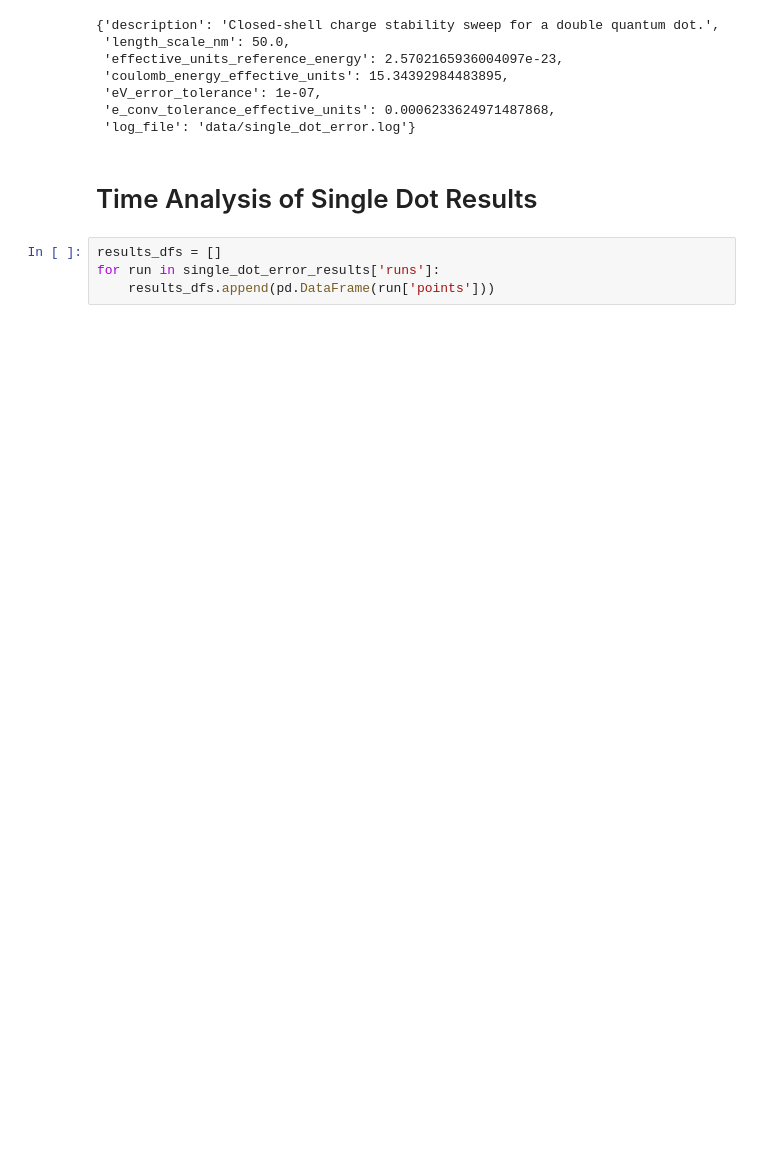
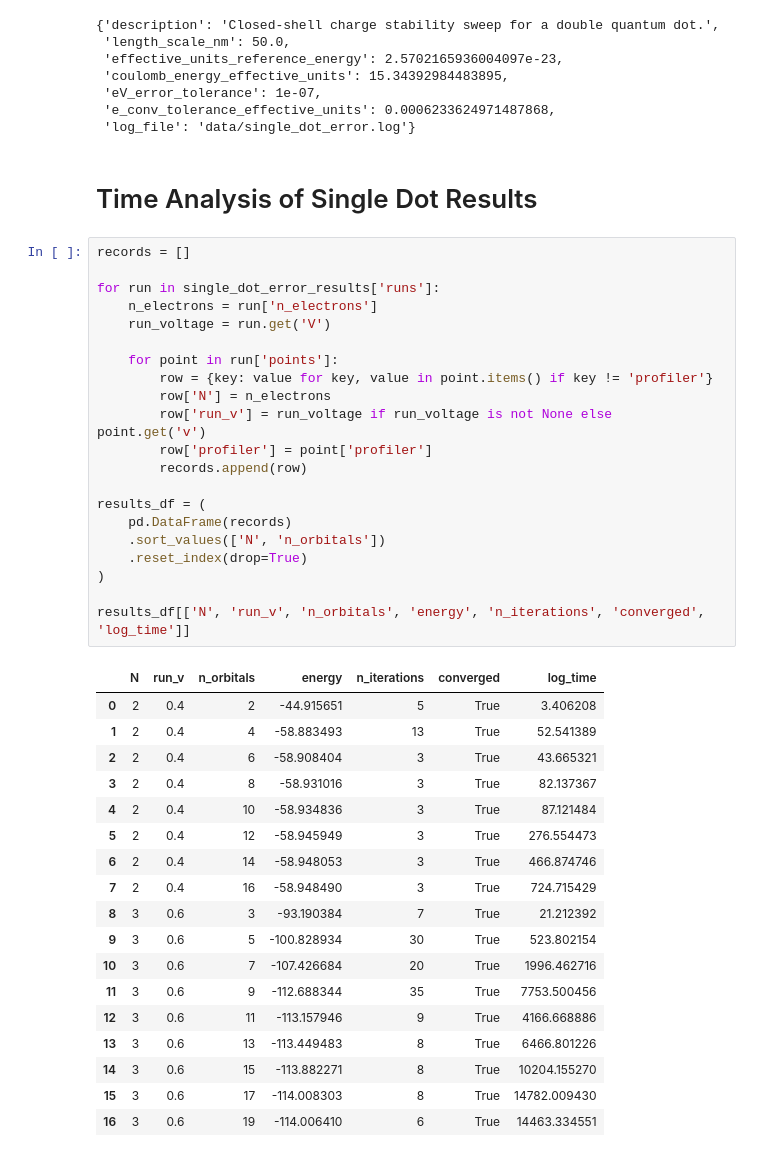
Before and after one commit to LeanderReascos/QDots, a Jupyter notebook: charge_stability/single_dot_results.ipynb, the cells around one changed output. Drawn from its saved outputs; the diff is of its cells as text; blank space fills up the shorter version.

```diff
--- a/charge_stability/single_dot_results.ipynb
+++ b/charge_stability/single_dot_results.ipynb
@@ -62,6 +72,42 @@ single_dot_error_results['metadata']
 # %% [markdown]
 # Time Analysis of Single Dot Results
 # %%
-results_dfs = []
+records = []
+
 for run in single_dot_error_results['runs']:
-    results_dfs.append(pd.DataFrame(run['points']))
+    n_electrons = run['n_electrons']
+    run_voltage = run.get('V')
+
+    for point in run['points']:
+        row = {key: value for key, value in point.items() if key != 'profiler'}
+        row['N'] = n_electrons
+        row['run_v'] = run_voltage if run_voltage is not None else point.get('v')
+        row['profiler'] = point['profiler']
+        records.append(row)
+
+results_df = (
+    pd.DataFrame(records)
+    .sort_values(['N', 'n_orbitals'])
+    .reset_index(drop=True)
+)
+
+results_df[['N', 'run_v', 'n_orbitals', 'energy', 'n_iterations', 'converged', 'log_time']]
+# %% [output]
+|  | N | run_v | n_orbitals | energy | n_iterations | converged | log_time |
+| 0 | 2 | 0.4 | 2 | -44.915651 | 5 | True | 3.406208 |
+| 1 | 2 | 0.4 | 4 | -58.883493 | 13 | True | 52.541389 |
+| 2 | 2 | 0.4 | 6 | -58.908404 | 3 | True | 43.665321 |
+| 3 | 2 | 0.4 | 8 | -58.931016 | 3 | True | 82.137367 |
+| 4 | 2 | 0.4 | 10 | -58.934836 | 3 | True | 87.121484 |
+| 5 | 2 | 0.4 | 12 | -58.945949 | 3 | True | 276.554473 |
+| 6 | 2 | 0.4 | 14 | -58.948053 | 3 | True | 466.874746 |
+| 7 | 2 | 0.4 | 16 | -58.948490 | 3 | True | 724.715429 |
+| 8 | 3 | 0.6 | 3 | -93.190384 | 7 | True | 21.212392 |
+| 9 | 3 | 0.6 | 5 | -100.828934 | 30 | True | 523.802154 |
+| 10 | 3 | 0.6 | 7 | -107.426684 | 20 | True | 1996.462716 |
+| 11 | 3 | 0.6 | 9 | -112.688344 | 35 | True | 7753.500456 |
+| 12 | 3 | 0.6 | 11 | -113.157946 | 9 | True | 4166.668886 |
+| 13 | 3 | 0.6 | 13 | -113.449483 | 8 | True | 6466.801226 |
+| 14 | 3 | 0.6 | 15 | -113.882271 | 8 | True | 10204.155270 |
+| 15 | 3 | 0.6 | 17 | -114.008303 | 8 | True | 14782.009430 |
+| 16 | 3 | 0.6 | 19 | -114.006410 | 6 | True | 14463.334551 |
```
Also changed, not shown: parts of 4 cells of this notebook, 2 other files.
